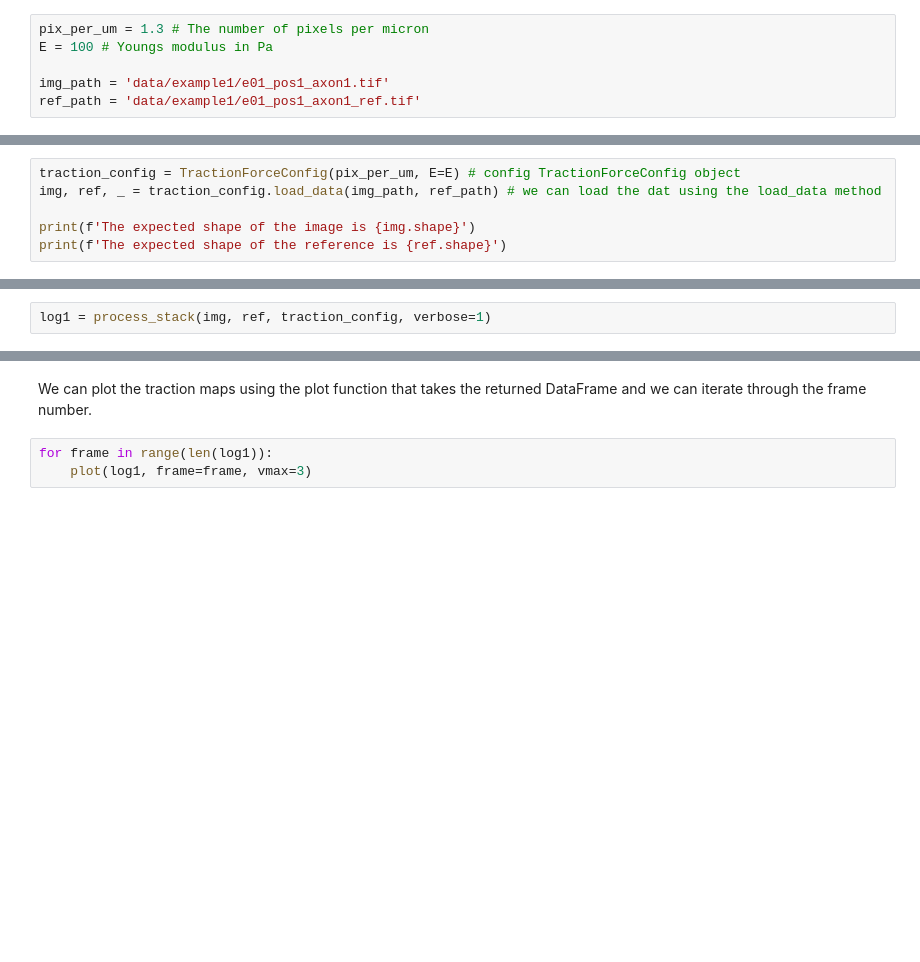
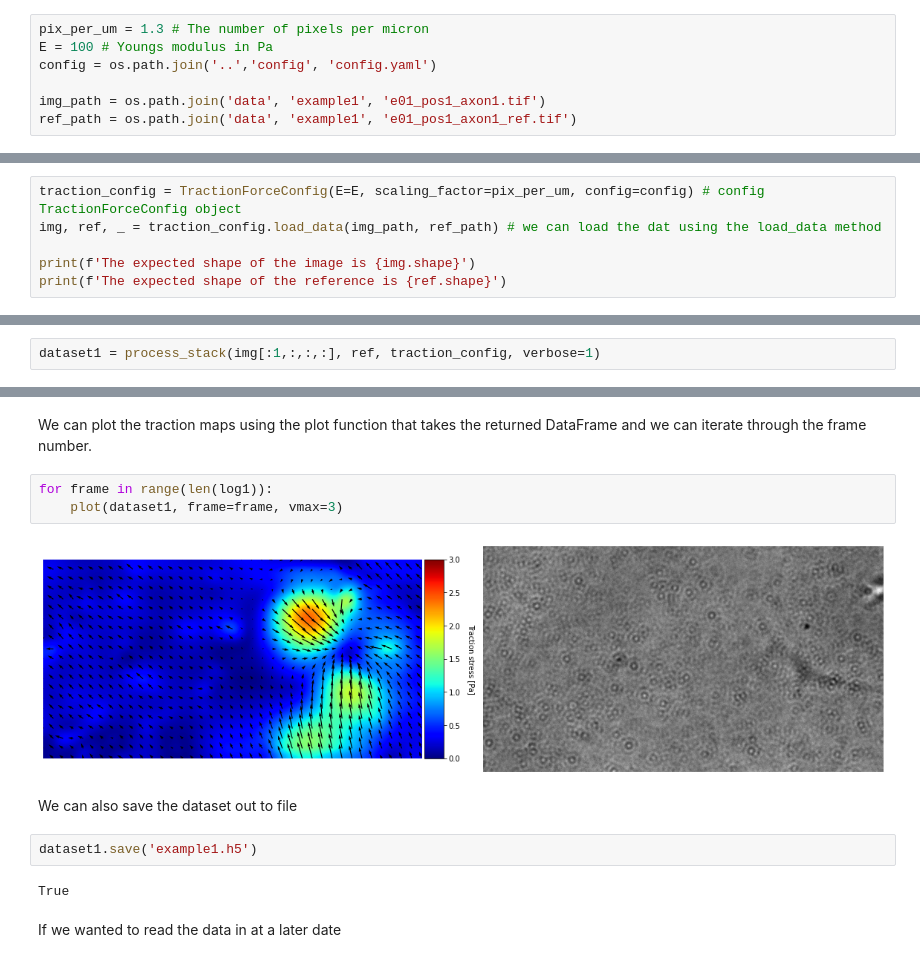
Before and after one commit to rg314/pytraction, a Jupyter notebook: examples/example1.ipynb, the cells around one changed output, grey strips where cells are left out. Saved outputs shown, nothing was run; the diff lists cells and outputs as text; blank space fills up the shorter version.

Commit message:
fixed example 1

````diff
--- a/examples/example1.ipynb
+++ b/examples/example1.ipynb
@@ -61,13 +35,14 @@ from pytraction import plot, prcoess_stack
 # %%
 pix_per_um = 1.3 # The number of pixels per micron
 E = 100 # Youngs modulus in Pa
+config = os.path.join('..','config', 'config.yaml')
 
-img_path = 'data/example1/e01_pos1_axon1.tif'
-ref_path = 'data/example1/e01_pos1_axon1_ref.tif'
+img_path = os.path.join('data', 'example1', 'e01_pos1_axon1.tif')
+ref_path = os.path.join('data', 'example1', 'e01_pos1_axon1_ref.tif')
 # %% [markdown]
 We can instantiate the traction force object ```TractionForceConfig``` by passing the pixel per microns and Young’s modules (Pa). There's optional argument of minimum window size. The window size needs to be a multiple of base 2 i.e. 8, 16, 32, 64. From initial data we’ve found that a parameter between 8 and 64 will be suitable and depends on the bead density of the input images. If the minimum window size is not provided it is calculated based on bead density using KNN model.
 # %%
-traction_config = TractionForceConfig(pix_per_um, E=E) # config TractionForceConfig object
+traction_config = TractionForceConfig(E=E, scaling_factor=pix_per_um, config=config) # config TractionForceConfig object
 img, ref, _ = traction_config.load_data(img_path, ref_path) # we can load the dat using the load_data method
 
 print(f'The expected shape of the image is {img.shape}')
@@ -101,5 +76,5 @@ plt.tight_layout()
 # %% [markdown]
 We can now process the stack to get the TFM results. We can set the verbose to 0 to stop any print statements. When the verbose is set to 1 the iterative PIV and the TFM function minimization is printed.
 # %%
-log1 = process_stack(img, ref, traction_config, verbose=1)
+dataset1 = process_stack(img[:1,:,:,:], ref, traction_config, verbose=1)
 # %% [output]
@@ -277,4 +137,14 @@ log1.head(1)
 We can plot the traction maps using the plot function that takes the returned DataFrame and we can iterate through the frame number.
 # %%
 for frame in range(len(log1)):
-    plot(log1, frame=frame, vmax=3)
+    plot(dataset1, frame=frame, vmax=3)
+# %% [output]
+[figure, added]
+# %% [markdown]
+We can also save the dataset out to file
+# %%
+dataset1.save('example1.h5')
+# %% [output]
+True
+# %% [markdown]
+If we wanted to read the data in at a later date
````
Also changed, not shown: parts of 8 cells of this notebook.
